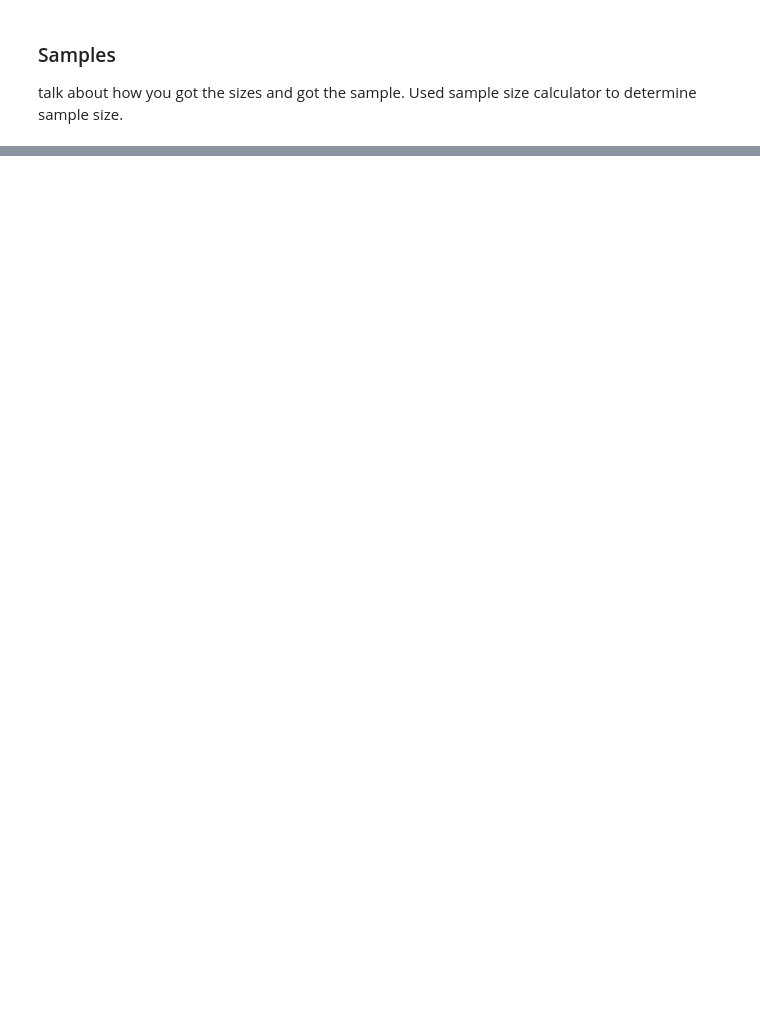
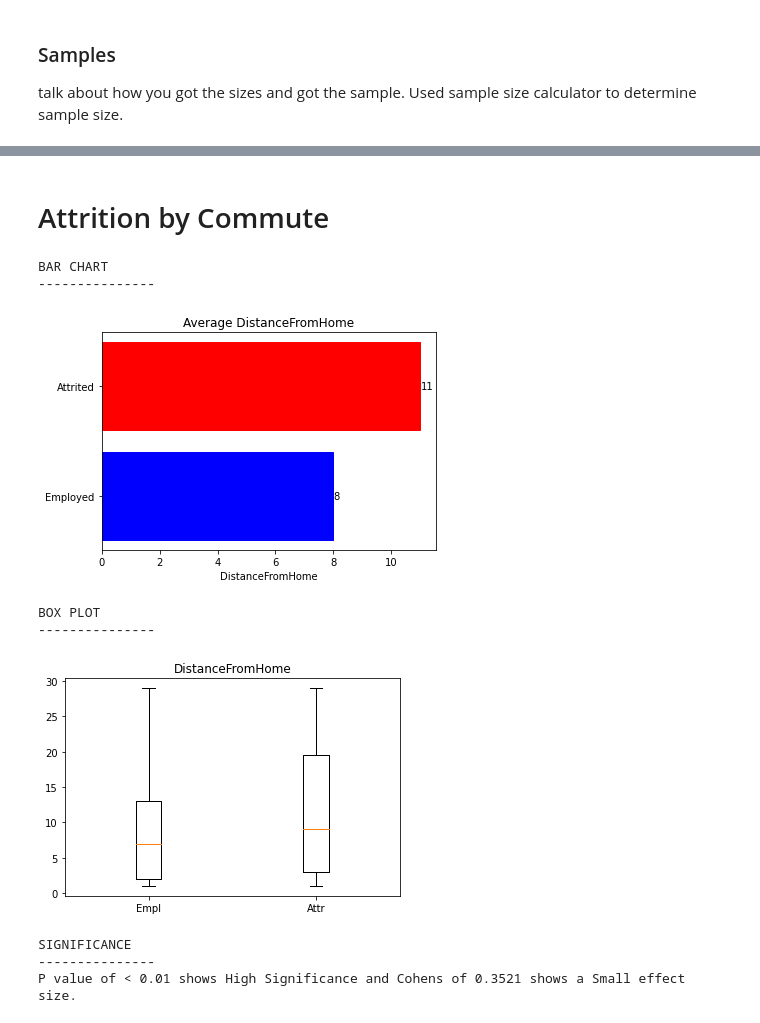
Before and after one commit to jamesPatmon/Healthcare_Attrition, a Jupyter notebook: main.ipynb, the cells around one changed output, grey strips where cells are left out. Saved outputs shown, nothing was run; the diff lists cells and outputs as text; code cells hidden in the pictures; blank space fills up the shorter version.

```diff
--- a/main.ipynb
+++ b/main.ipynb
@@ -441,0 +81,21 @@ dtype: float64
+# %% [markdown]
+# Attrition by Commute
+# %%
+colname = 'DistanceFromHome'
+utils.bar_chart_avg(empl_pop, attr_pop, colname)
+utils.box_plot(empl_pop, attr_pop, colname)
+
+pval = utils.pval_unequal_stdev(empl_sample, attr_sample, colname)
+cohens = utils.cohens_d(empl_sample, attr_sample, colname)
+
+utils.print_significance(pval, cohens)
+# %% [output]
+BAR CHART
+---------------
+[figure, added]
+BOX PLOT
+---------------
+[figure, added]
+SIGNIFICANCE
+---------------
+P value of < 0.01 shows High Significance and Cohens of 0.3521 shows a Small effect size.
```
Also changed, not shown: parts of 41 cells of this notebook, 2 other files.
